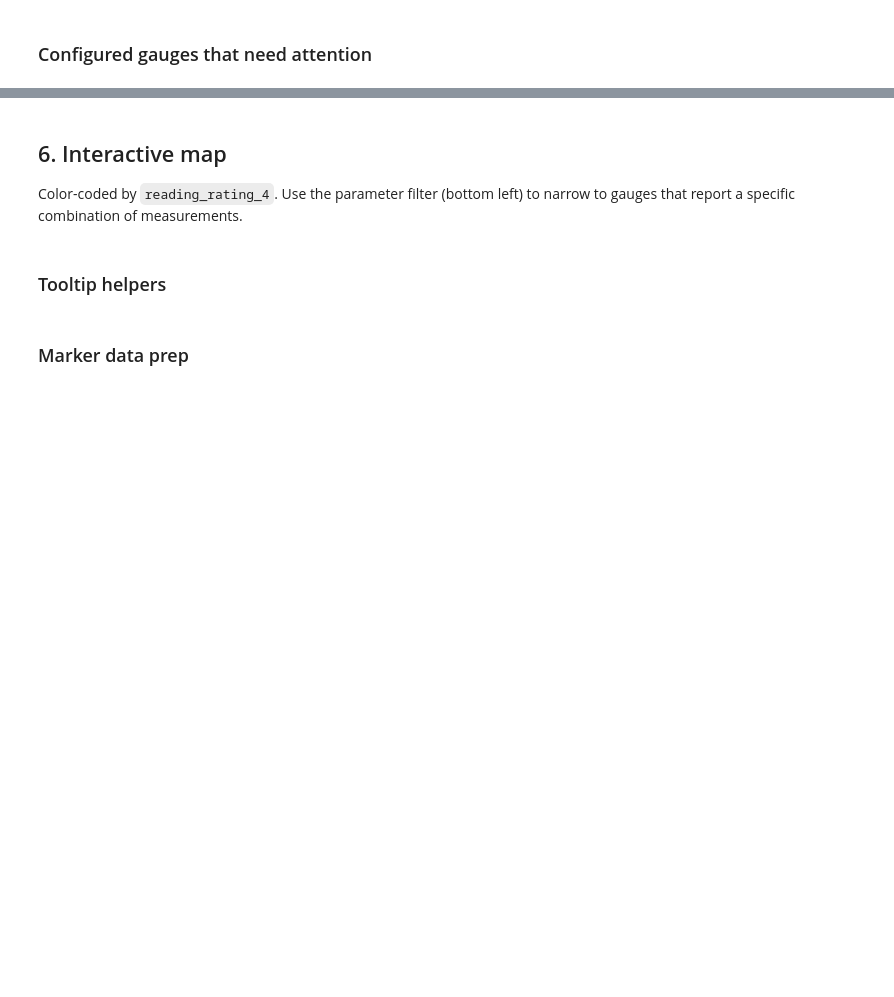
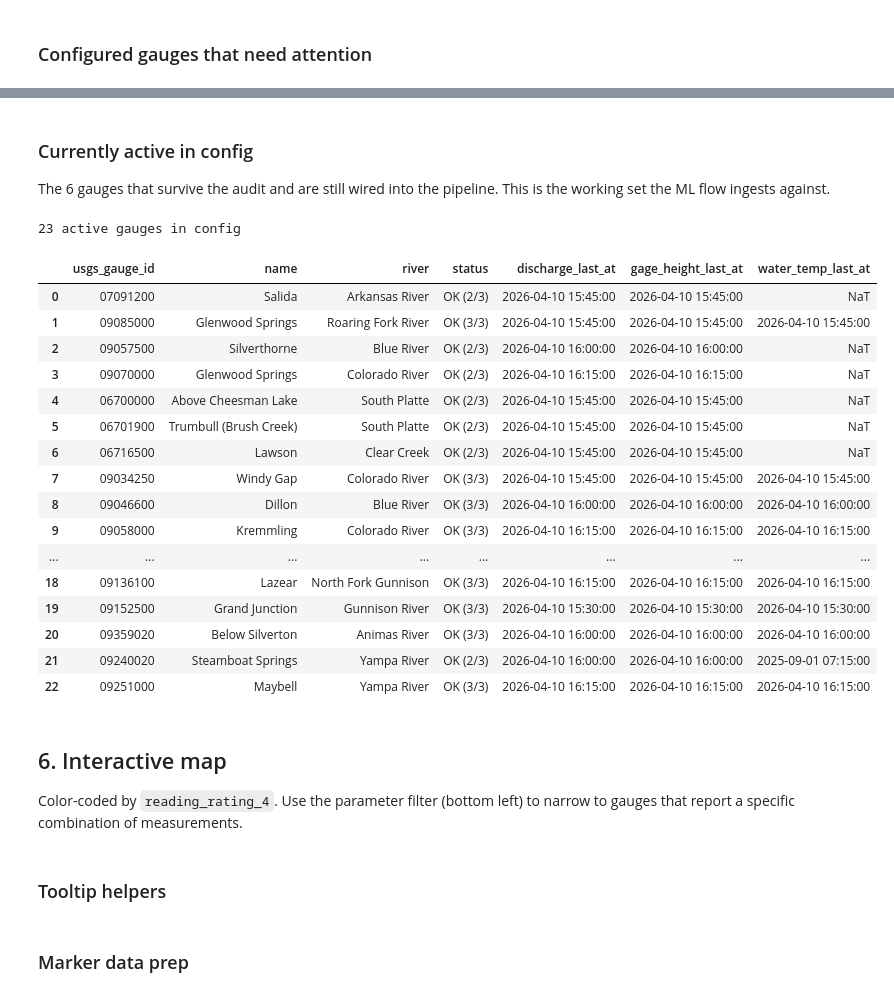
Before and after one commit to BryGo1995/riffle, a Jupyter notebook: notebooks/gauge_audit_map.ipynb, the cells around one changed output, grey strips where cells are left out. Drawn from its saved outputs; the diff is of its cells as text; code cells hidden in the pictures; blank space fills up the shorter version.

```diff
--- a/notebooks/gauge_audit_map.ipynb
+++ b/notebooks/gauge_audit_map.ipynb
@@ -146,3 +207,40 @@ needs_attention[["usgs_gauge_id", "name", "river", "active", "status"]]
+# %% [markdown]
+### Currently active in config
+
+The 6 gauges that survive the audit and are still wired into the pipeline.
+This is the working set the ML flow ingests against.
+# %%
+ACTIVE_IDS = {g["usgs_gauge_id"] for g in GAUGES if g["active"]}
+print(f"{len(ACTIVE_IDS)} active gauges in config")
+
+active_view = (
+    merged[merged["usgs_gauge_id"].isin(ACTIVE_IDS)]
+    [[
+        "usgs_gauge_id", "name", "river", "status",
+        "discharge_last_at", "gage_height_last_at", "water_temp_last_at",
+    ]]
+    .reset_index(drop=True)
+)
+active_view
+# %% [output]
+23 active gauges in config
+|  | usgs_gauge_id | name | river | status | discharge_last_at | gage_height_last_at | water_temp_last_at |
+| 0 | 07091200 | Salida | Arkansas River | OK (2/3) | 2026-04-10 15:45:00 | 2026-04-10 15:45:00 | NaT |
+| 1 | 09085000 | Glenwood Springs | Roaring Fork River | OK (3/3) | 2026-04-10 15:45:00 | 2026-04-10 15:45:00 | 2026-04-10 15:45:00 |
+| 2 | 09057500 | Silverthorne | Blue River | OK (2/3) | 2026-04-10 16:00:00 | 2026-04-10 16:00:00 | NaT |
+| 3 | 09070000 | Glenwood Springs | Colorado River | OK (2/3) | 2026-04-10 16:15:00 | 2026-04-10 16:15:00 | NaT |
+| 4 | 06700000 | Above Cheesman Lake | South Platte | OK (2/3) | 2026-04-10 15:45:00 | 2026-04-10 15:45:00 | NaT |
+| 5 | 06701900 | Trumbull (Brush Creek) | South Platte | OK (2/3) | 2026-04-10 15:45:00 | 2026-04-10 15:45:00 | NaT |
+| 6 | 06716500 | Lawson | Clear Creek | OK (2/3) | 2026-04-10 15:45:00 | 2026-04-10 15:45:00 | NaT |
+| 7 | 09034250 | Windy Gap | Colorado River | OK (3/3) | 2026-04-10 15:45:00 | 2026-04-10 15:45:00 | 2026-04-10 15:45:00 |
+| 8 | 09046600 | Dillon | Blue River | OK (3/3) | 2026-04-10 16:00:00 | 2026-04-10 16:00:00 | 2026-04-10 16:00:00 |
+| 9 | 09058000 | Kremmling | Colorado River | OK (3/3) | 2026-04-10 16:15:00 | 2026-04-10 16:15:00 | 2026-04-10 16:15:00 |
+| ... | ... | ... | ... | ... | ... | ... | ... |
+| 18 | 09136100 | Lazear | North Fork Gunnison | OK (3/3) | 2026-04-10 16:15:00 | 2026-04-10 16:15:00 | 2026-04-10 16:15:00 |
+| 19 | 09152500 | Grand Junction | Gunnison River | OK (3/3) | 2026-04-10 15:30:00 | 2026-04-10 15:30:00 | 2026-04-10 15:30:00 |
+| 20 | 09359020 | Below Silverton | Animas River | OK (3/3) | 2026-04-10 16:00:00 | 2026-04-10 16:00:00 | 2026-04-10 16:00:00 |
+| 21 | 09240020 | Steamboat Springs | Yampa River | OK (2/3) | 2026-04-10 16:00:00 | 2026-04-10 16:00:00 | 2025-09-01 07:15:00 |
+| 22 | 09251000 | Maybell | Yampa River | OK (3/3) | 2026-04-10 16:15:00 | 2026-04-10 16:15:00 | 2026-04-10 16:15:00 |
 # %% [markdown]
 ## 6. Interactive map
 
```
Also changed, not shown: parts of 10 cells of this notebook, 3 other files.
